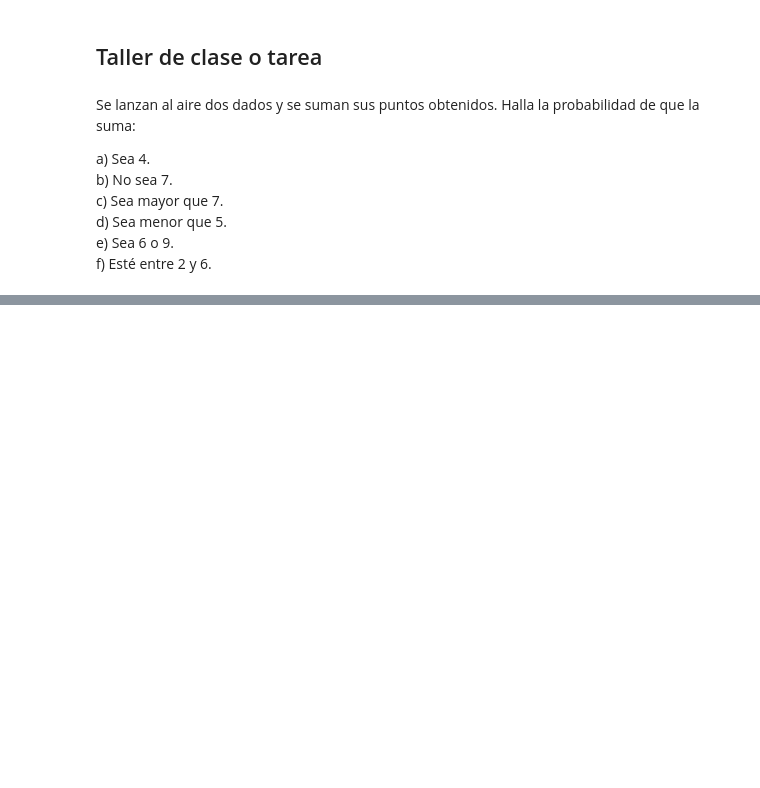
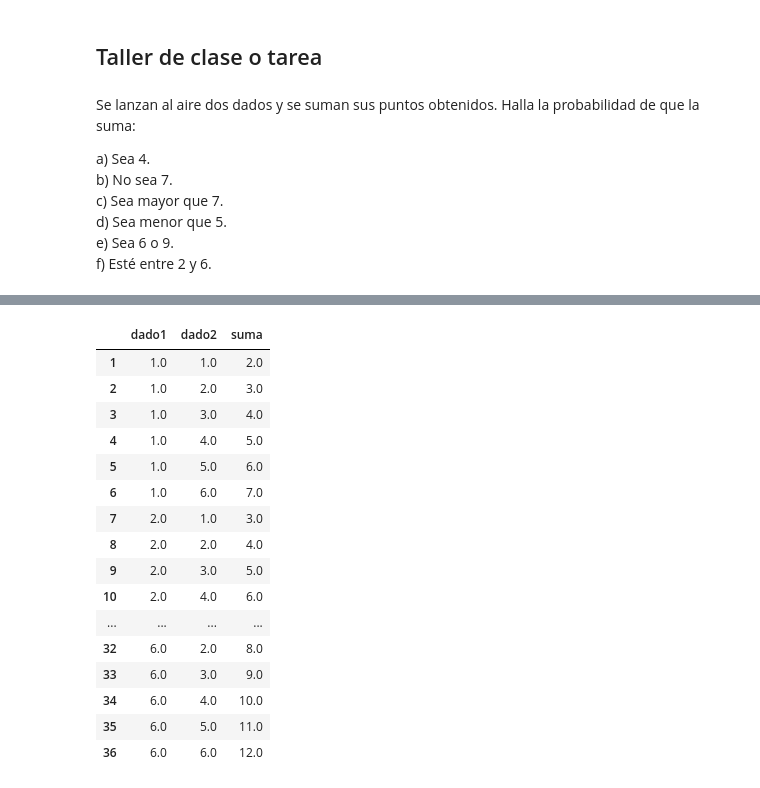
Before and after one commit to marco-canas/encuentra_tu_persona_vitamina, a Jupyter notebook: classes/class_12/class_12.ipynb, the cells around one changed output, grey strips where cells are left out. Cells and saved outputs as stored; diff of their text form; code cells hidden in the pictures; blank space fills up the shorter version.

```diff
--- a/classes/class_12/class_12.ipynb
+++ b/classes/class_12/class_12.ipynb
@@ -420,0 +427,9 @@ f) Esté entre 2 y 6.
+# %%
+import numpy as np
+import pandas as pd
+
+dado1 = np.array([])
+for i in range(1,7):
+    dado1 = np.hstack((dado1,i*np.ones(6)))
+
+dado1
@@ -420,0 +440,6 @@ f) Esté entre 2 y 6.
+# %%
+dado2 = np.array([])
+for i in range(1,7):
+    dado2 = np.hstack((dado2,*np.arange(1,7)))
+
+dado2
@@ -420,0 +450,4 @@ f) Esté entre 2 y 6.
+# %%
+dic = {'dado1':dado1,'dado2':dado2}
+resultados = pd.DataFrame(dic, index = np.arange(1,len(dado1)+1))
+resultados.head()
@@ -420,0 +461,21 @@ f) Esté entre 2 y 6.
+# %%
+resultados['suma'] = resultados['dado1'] + resultados['dado2']
+resultados
+# %% [output]
+|  | dado1 | dado2 | suma |
+| 1 | 1.0 | 1.0 | 2.0 |
+| 2 | 1.0 | 2.0 | 3.0 |
+| 3 | 1.0 | 3.0 | 4.0 |
+| 4 | 1.0 | 4.0 | 5.0 |
+| 5 | 1.0 | 5.0 | 6.0 |
+| 6 | 1.0 | 6.0 | 7.0 |
+| 7 | 2.0 | 1.0 | 3.0 |
+| 8 | 2.0 | 2.0 | 4.0 |
+| 9 | 2.0 | 3.0 | 5.0 |
+| 10 | 2.0 | 4.0 | 6.0 |
+| ... | ... | ... | ... |
+| 32 | 6.0 | 2.0 | 8.0 |
+| 33 | 6.0 | 3.0 | 9.0 |
+| 34 | 6.0 | 4.0 | 10.0 |
+| 35 | 6.0 | 5.0 | 11.0 |
+| 36 | 6.0 | 6.0 | 12.0 |
```
Also changed, not shown: parts of 9 cells of this notebook, 1 other file.
